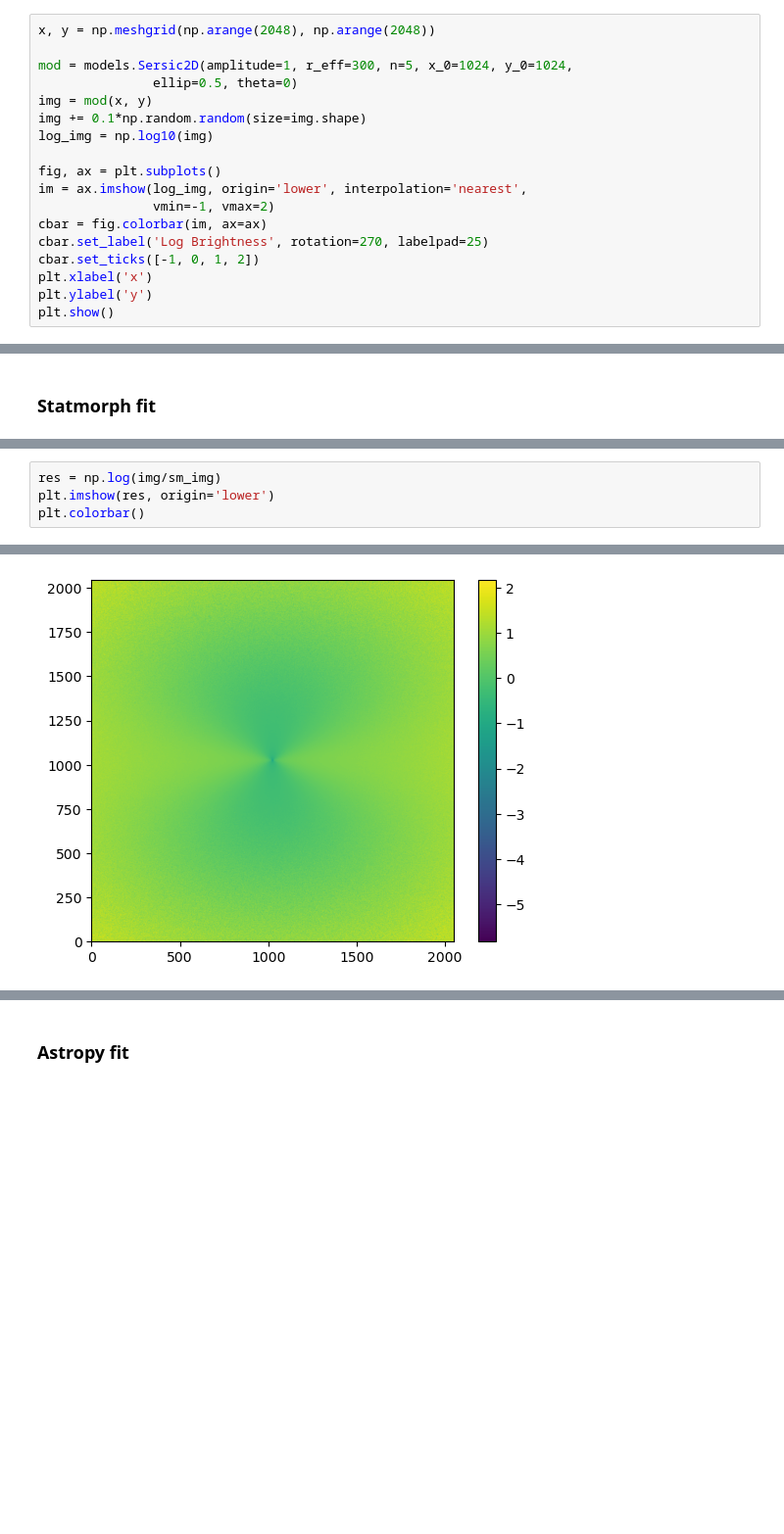
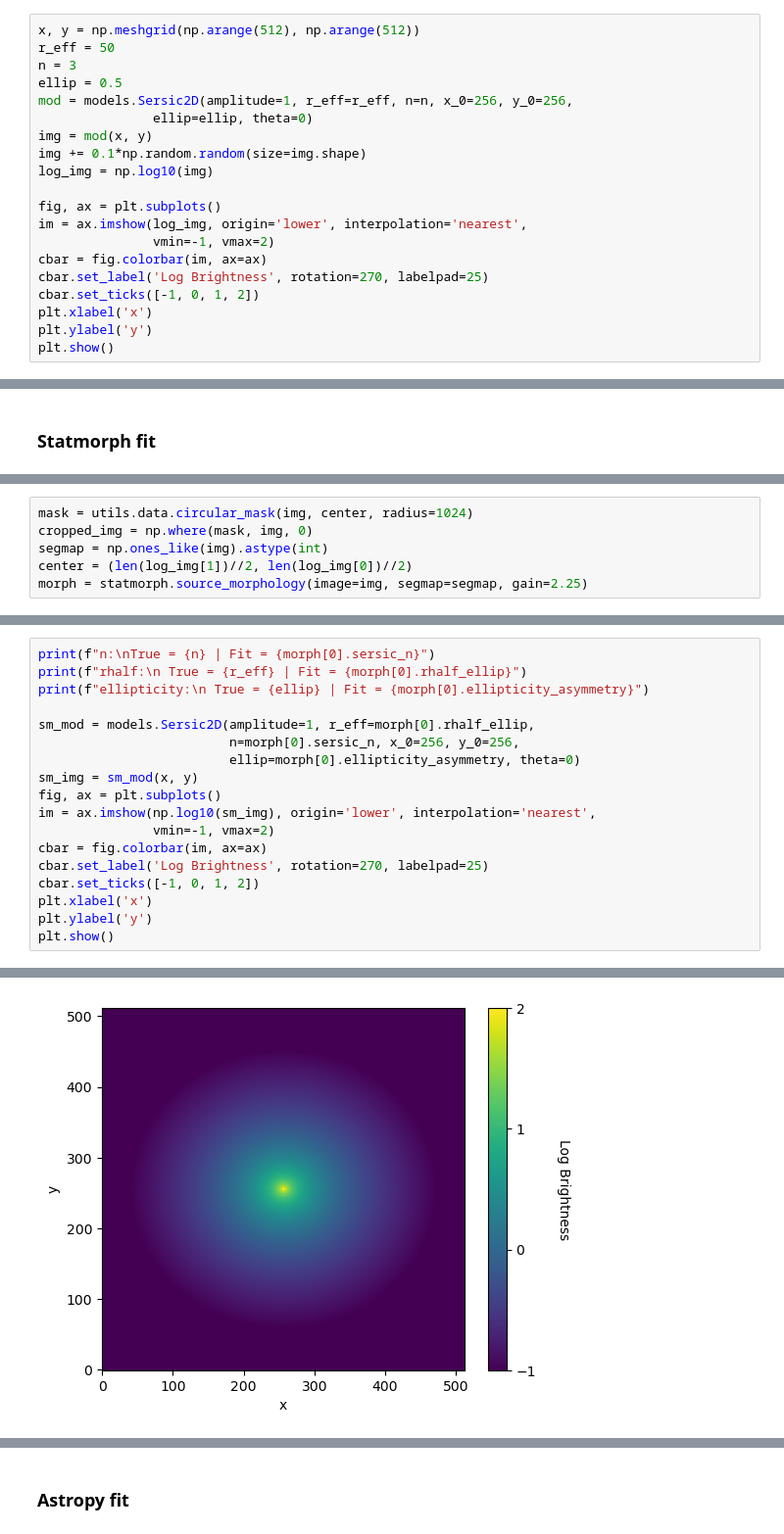
Before and after one commit to Kabelo-T/cluster_morph, a Jupyter notebook: toys+tests.ipynb, the cells around one changed output, grey strips where cells are left out. Shown at 98% size. Cells and saved outputs as stored; diff of their text form; blank space fills up the shorter version.

Commit message:
ran statmorph masking test

```diff
--- a/toys+tests.ipynb
+++ b/toys+tests.ipynb
@@ -13,10 +13,12 @@ import utils.plots as plots
 # %% [markdown]
 # Galaxy Toy model test
 # %%
-x, y = np.meshgrid(np.arange(2048), np.arange(2048))
-
-mod = models.Sersic2D(amplitude=1, r_eff=300, n=5, x_0=1024, y_0=1024,
-               ellip=0.5, theta=0)
+x, y = np.meshgrid(np.arange(512), np.arange(512))
+r_eff = 50
+n = 3
+ellip = 0.5
+mod = models.Sersic2D(amplitude=1, r_eff=r_eff, n=n, x_0=256, y_0=256,
+               ellip=ellip, theta=0)
 img = mod(x, y)
 img += 0.1*np.random.random(size=img.shape)
 log_img = np.log10(img)
@@ -67,0 +77,6 @@ plt.show()
+# %%
+mask = utils.data.circular_mask(img, center, radius=1024)
+cropped_img = np.where(mask, img, 0)
+segmap = np.ones_like(img).astype(int)
+center = (len(log_img[1])//2, len(log_img[0])//2)
+morph = statmorph.source_morphology(image=img, segmap=segmap, gain=2.25)
@@ -68,5 +88,19 @@ plt.show()
 # %%
-res = np.log(img/sm_img)
-plt.imshow(res, origin='lower')
-plt.colorbar()
+print(f"n:\nTrue = {n} | Fit = {morph[0].sersic_n}")
+print(f"rhalf:\n True = {r_eff} | Fit = {morph[0].rhalf_ellip}")
+print(f"ellipticity:\n True = {ellip} | Fit = {morph[0].ellipticity_asymmetry}")
+
+sm_mod = models.Sersic2D(amplitude=1, r_eff=morph[0].rhalf_ellip,
+                         n=morph[0].sersic_n, x_0=256, y_0=256,
+                         ellip=morph[0].ellipticity_asymmetry, theta=0)
+sm_img = sm_mod(x, y)
+fig, ax = plt.subplots()
+im = ax.imshow(np.log10(sm_img), origin='lower', interpolation='nearest',
+               vmin=-1, vmax=2)
+cbar = fig.colorbar(im, ax=ax)
+cbar.set_label('Log Brightness', rotation=270, labelpad=25)
+cbar.set_ticks([-1, 0, 1, 2])
+plt.xlabel('x')
+plt.ylabel('y')
+plt.show()
 # %% [output]
@@ -74,4 +113,4 @@ plt.colorbar()
-[figure, old version]
+[figure, new version]
 # %%
 segmap = utils.data.segmentation_map(img, npixels=100)
 plt.imshow(segmap, origin='lower', cmap='gray')
```
Also changed, not shown: parts of 21 cells of this notebook.
